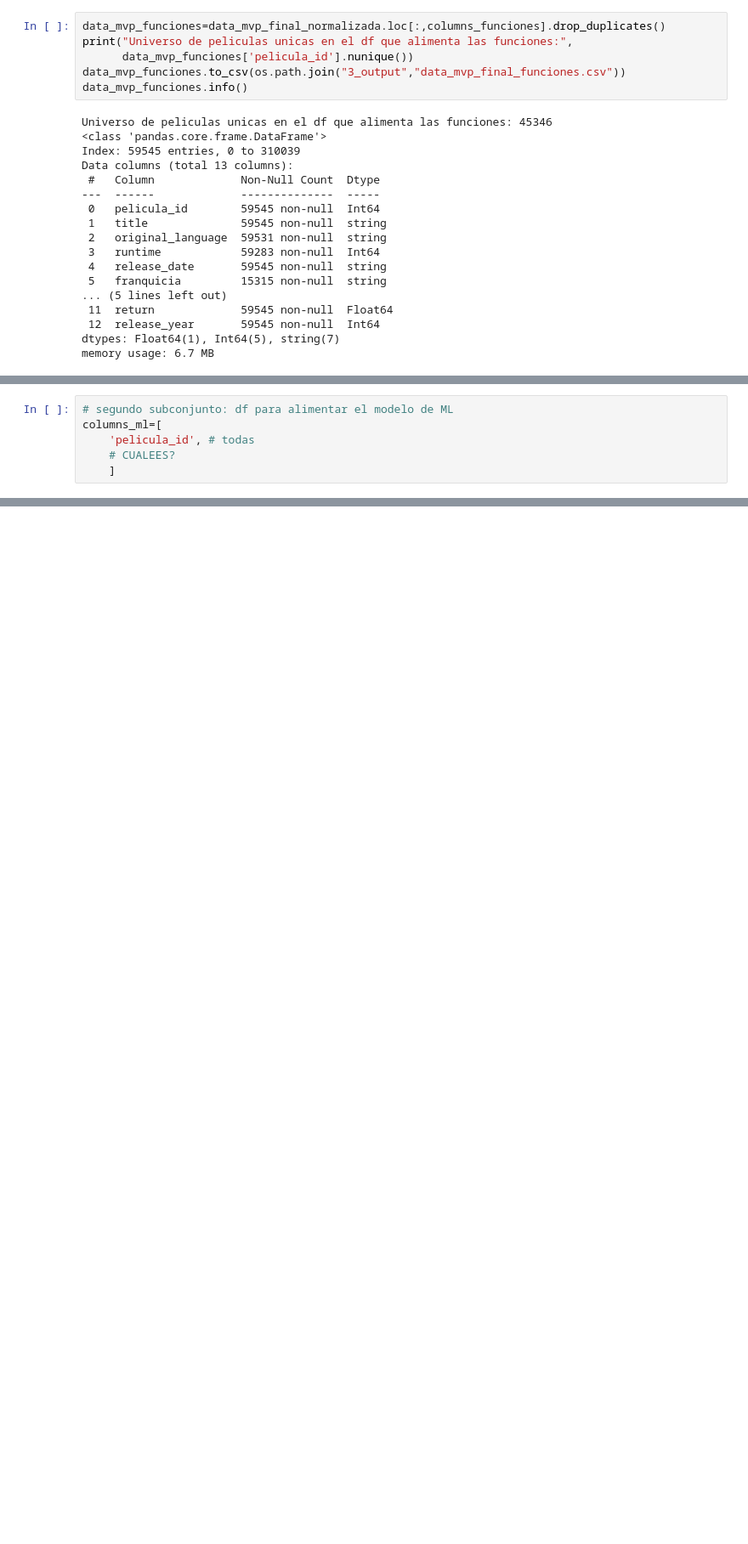
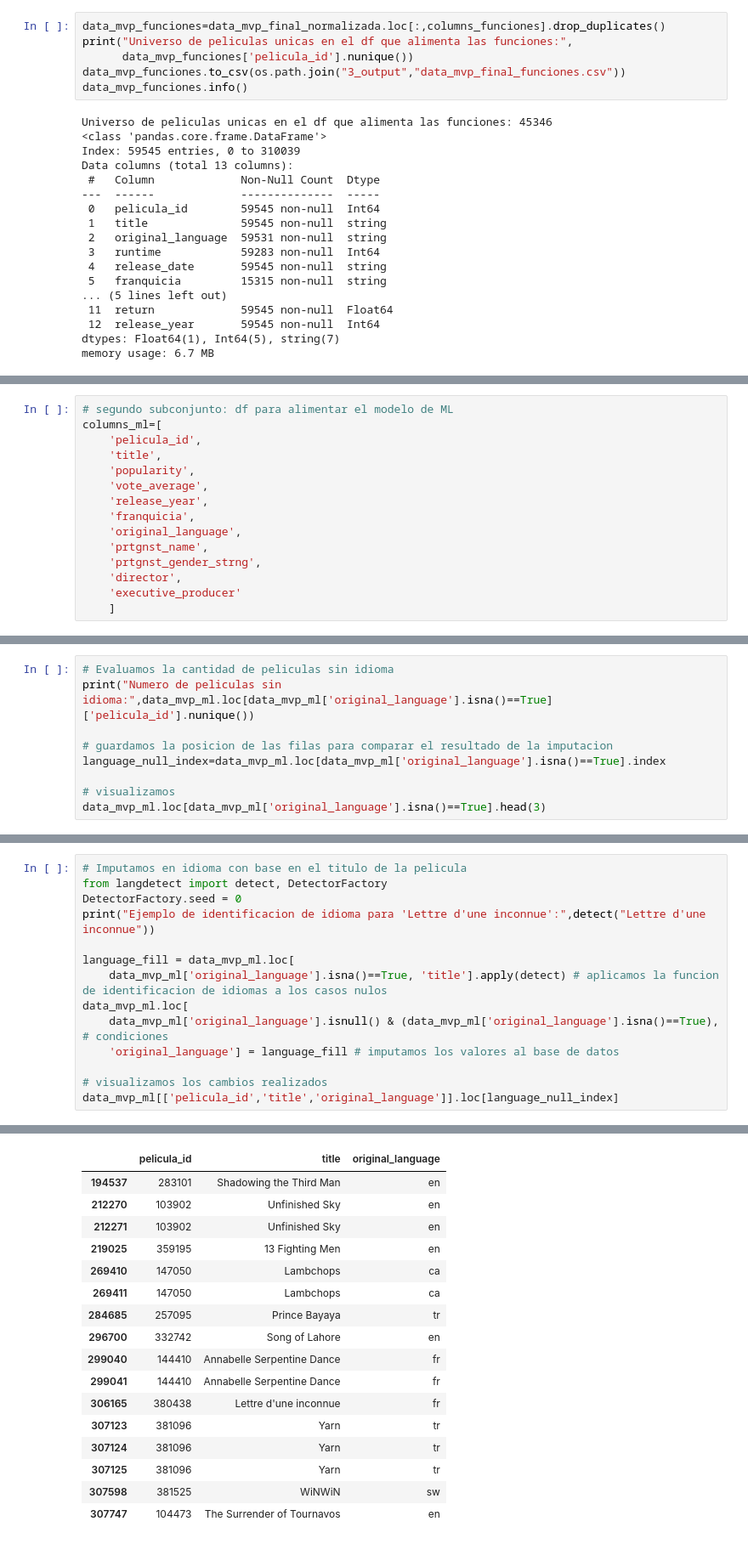
Before and after one commit to mmvvff/henry_pi_mlops, a Jupyter notebook: data_processing/04_etl_merge_datafinal.ipynb, the cells around one changed output, grey strips where cells are left out. Shown: that part at 85% size. Cells and saved outputs as stored; diff of their text form; blank space fills up the shorter version.

```diff
--- a/data_processing/04_etl_merge_datafinal.ipynb
+++ b/data_processing/04_etl_merge_datafinal.ipynb
@@ -205,8 +209,17 @@ memory usage: 6.7 MB
 # %%
 # segundo subconjunto: df para alimentar el modelo de ML
 columns_ml=[
-    'pelicula_id', # todas
-    # CUALEES?
+    'pelicula_id',
+    'title',
+    'popularity',
+    'vote_average',
+    'release_year',
+    'franquicia',
+    'original_language',
+    'prtgnst_name',
+    'prtgnst_gender_strng',
+    'director',
+    'executive_producer'
     ]
 # %%
 # df final para modelo ml
@@ -217,0 +270,9 @@ print("Universo de peliculas unicas en el df que alimenta el modelo ml:",
+# %%
+# Evaluamos la cantidad de peliculas sin idioma
+print("Numero de peliculas sin idioma:",data_mvp_ml.loc[data_mvp_ml['original_language'].isna()==True]['pelicula_id'].nunique())
+
+# guardamos la posicion de las filas para comparar el resultado de la imputacion
+language_null_index=data_mvp_ml.loc[data_mvp_ml['original_language'].isna()==True].index
+
+# visualizamos
+data_mvp_ml.loc[data_mvp_ml['original_language'].isna()==True].head(3)
@@ -217,0 +285,15 @@ print("Universo de peliculas unicas en el df que alimenta el modelo ml:",
+# %%
+# Imputamos en idioma con base en el titulo de la pelicula
+from langdetect import detect, DetectorFactory
+DetectorFactory.seed = 0
+print("Ejemplo de identificacion de idioma para 'Lettre d'une inconnue':",detect("Lettre d'une inconnue"))
+
+language_fill = data_mvp_ml.loc[
+    data_mvp_ml['original_language'].isna()==True, 'title'].apply(detect) # aplicamos la funcion de identificacion de idiomas a los casos nulos
+data_mvp_ml.loc[
+    data_mvp_ml['original_language'].isnull() & (data_mvp_ml['original_language'].isna()==True), # condiciones
+    'original_language'] = language_fill # imputamos los valores al base de datos
+
+# visualizamos los cambios realizados
+data_mvp_ml[['pelicula_id','title','original_language']].loc[language_null_index]
+# %% [output]
@@ -217,0 +301,17 @@ print("Universo de peliculas unicas en el df que alimenta el modelo ml:",
+|  | pelicula_id | title | original_language |
+| 194537 | 283101 | Shadowing the Third Man | en |
+| 212270 | 103902 | Unfinished Sky | en |
+| 212271 | 103902 | Unfinished Sky | en |
+| 219025 | 359195 | 13 Fighting Men | en |
+| 269410 | 147050 | Lambchops | ca |
+| 269411 | 147050 | Lambchops | ca |
+| 284685 | 257095 | Prince Bayaya | tr |
+| 296700 | 332742 | Song of Lahore | en |
+| 299040 | 144410 | Annabelle Serpentine Dance | fr |
+| 299041 | 144410 | Annabelle Serpentine Dance | fr |
+| 306165 | 380438 | Lettre d'une inconnue | fr |
+| 307123 | 381096 | Yarn | tr |
+| 307124 | 381096 | Yarn | tr |
+| 307125 | 381096 | Yarn | tr |
+| 307598 | 381525 | WiNWiN | sw |
+| 307747 | 104473 | The Surrender of Tournavos | en |
```
Also changed, not shown: parts of 19 cells of this notebook, 9 other files.
